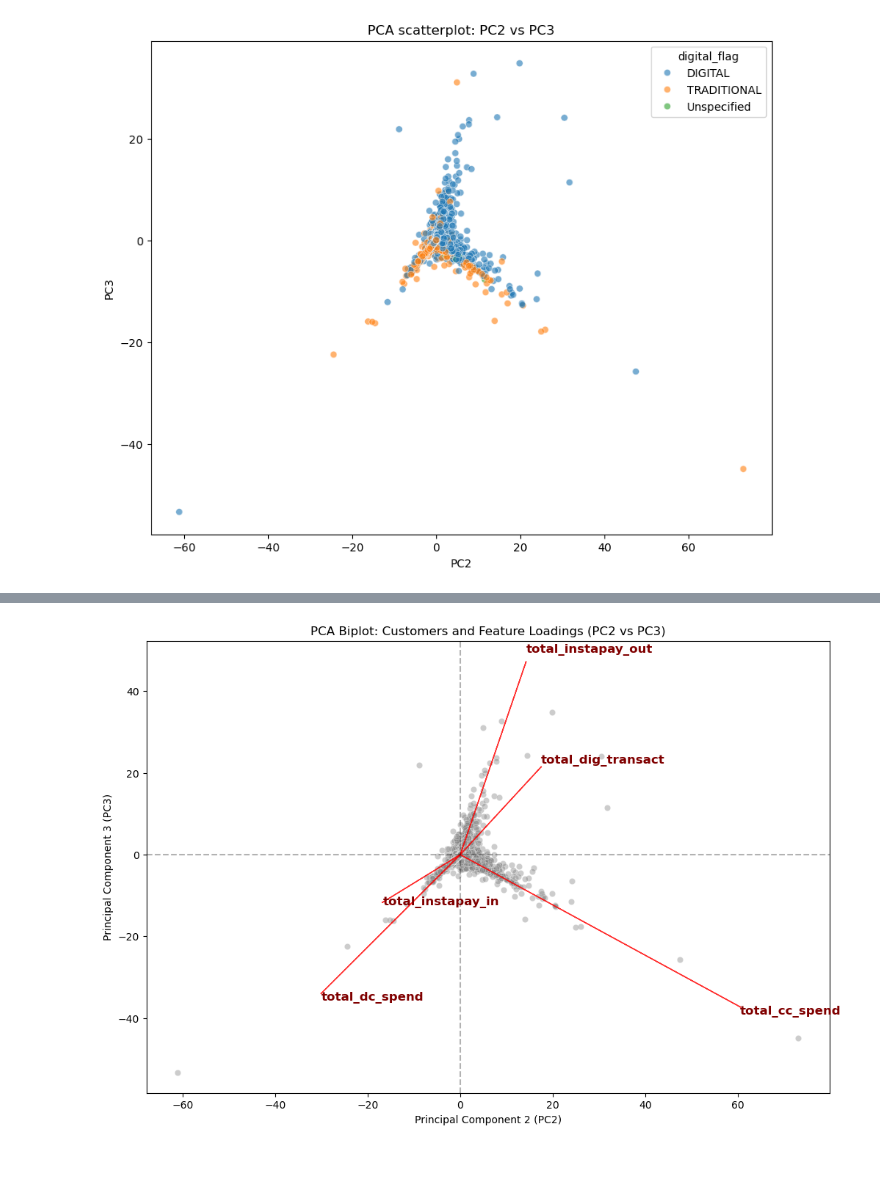
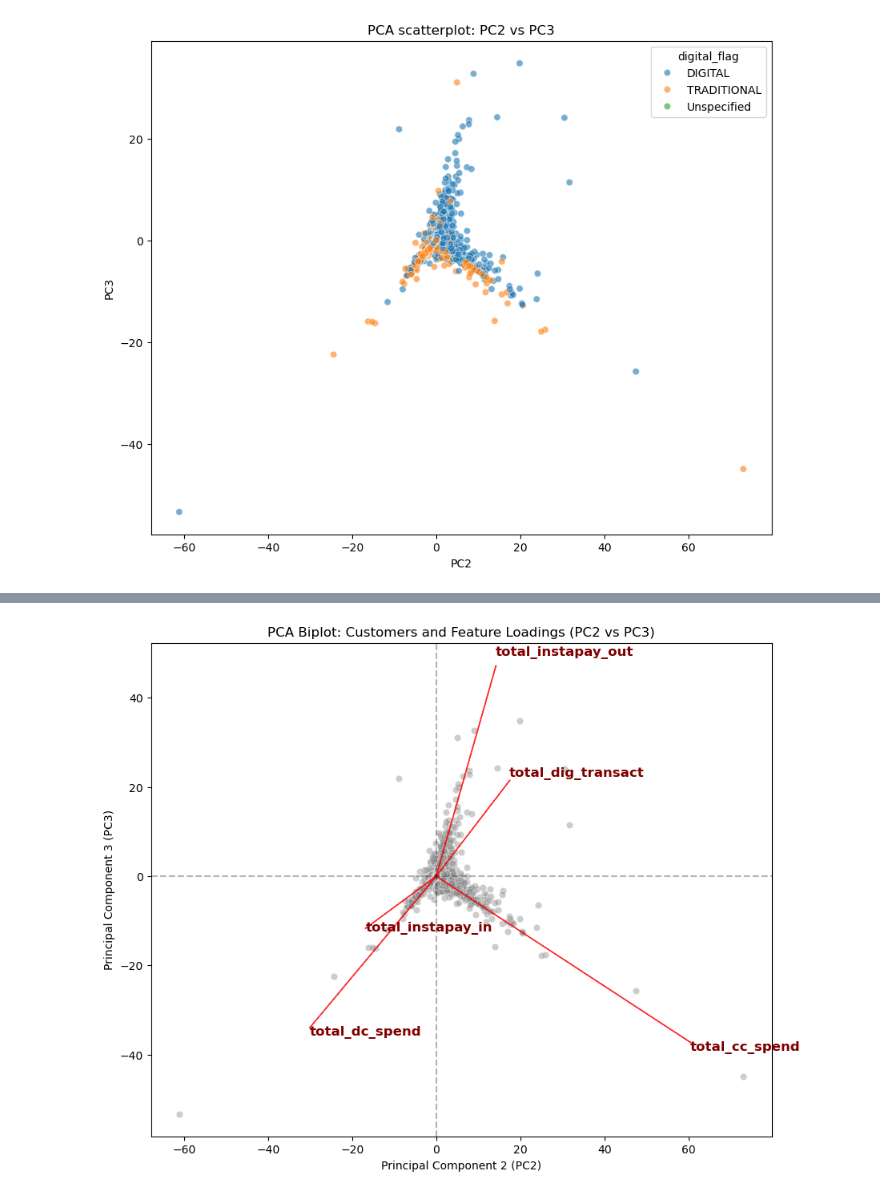
Before and after one commit to drksz/bank-customer-segmentation, a Jupyter notebook: EDA.ipynb, the cells around one changed output, grey strips where cells are left out. Drawn from its saved outputs; the diff is of its cells as text; code cells hidden in the pictures; blank space fills up the shorter version.

```diff
--- a/EDA.ipynb
+++ b/EDA.ipynb
@@ -486,37 +500,30 @@ plt.show()
 # %%
-loadings = pd.DataFrame(
-    pca.components_.T,
-    columns=labels,             # ['PC1', 'PC2', 'PC3', 'PC4', 'PC5']
-    index=cust_features.columns # Your original feature names
-)
+fig, ax = plt.subplots(1, 1, figsize=(10, 8))
 
-fig, ax = plt.subplots(1, 1, figsize=(12, 8))
-
-# 3. Plot the Customers (Scores) using PC2 and PC3
 sns.scatterplot(data=pca_df, x='PC2', y='PC3', color='grey', alpha=0.4, ax=ax)
 
-# 4. Plot the Features (Loadings) as Arrows and Annotations
-# We use the max value of PC2 to scale the arrows so they are visible over the scatterplot
+# plot the features/loadings as arrows and annotations
+# max value of PC2 is used to scale the arrows so they are visible over the scatterplot
 scale_factor = pca_df['PC2'].max()
 
 for feature in loadings.index:
-    # Get the X (PC2) and Y (PC3) coordinates for the feature's arrow
+    # get the X (PC2) and Y (PC3) coordinates for the feature's arrow
     x_val = loadings.loc[feature, 'PC2'] * scale_factor
     y_val = loadings.loc[feature, 'PC3'] * scale_factor
 
-    # Draw the arrow starting from the origin (0,0)
+    # draw the arrow starting from the origin (0,0)
     ax.arrow(0, 0, x_val, y_val, color='red', alpha=0.8, width=0.02, head_width=0.15)
 
-    # Annotate the column name right at the tip of the arrow
+    # annotate the column name right at the tip of the arrow
     ax.annotate(feature, (x_val, y_val * 1.05), color='maroon', fontsize=12, weight='bold')
 
-# 5. Clean up the plot and label the axes properly
+# clean up the plot and label the axes properly
 ax.set_title('PCA Biplot: Customers and Feature Loadings (PC2 vs PC3)')
 ax.set_xlabel('Principal Component 2 (PC2)')
 ax.set_ylabel('Principal Component 3 (PC3)')
-ax.axhline(0, color='black', linestyle='--', alpha=0.3) # Add X-axis line at 0
-ax.axvline(0, color='black', linestyle='--', alpha=0.3) # Add Y-axis line at 0
+ax.axhline(0, color='black', linestyle='--', alpha=0.3) # add X-axis line at 0
+ax.axvline(0, color='black', linestyle='--', alpha=0.3) # add Y-axis line at 0
 
 plt.show()
 # %% [output]
-[figure, old version]
+[figure, new version]
```
Also changed, not shown: parts of 3 cells of this notebook.
